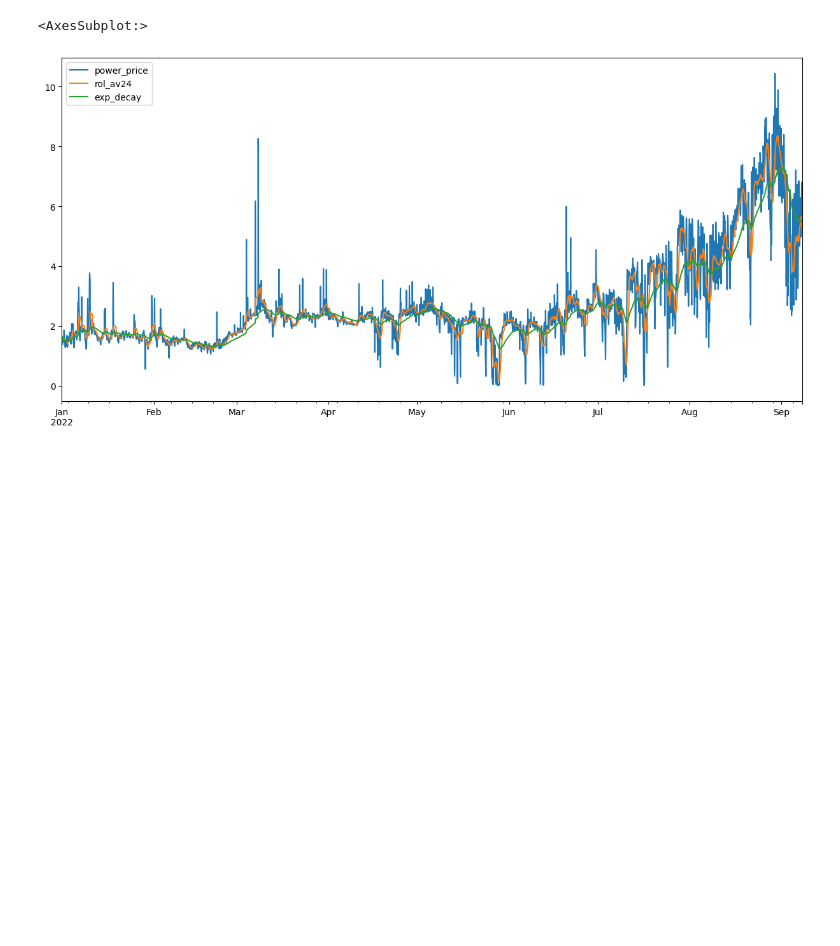
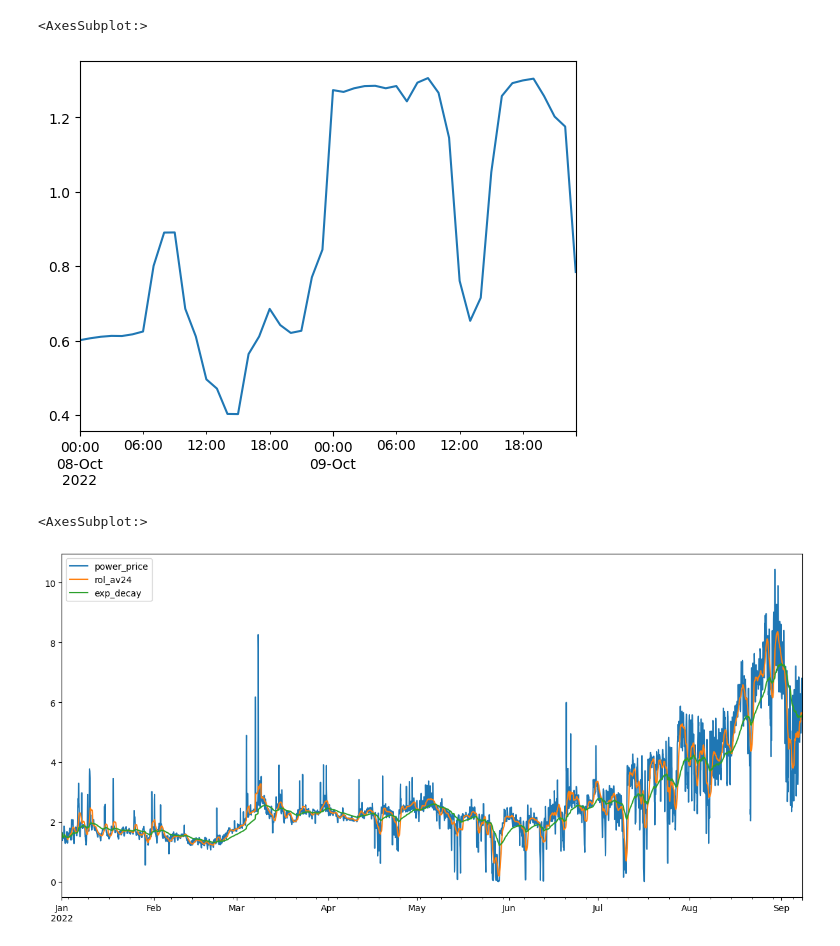
Before and after one commit to bwatremetz/data_api, a Jupyter notebook: test.ipynb, the cells around one changed output. Drawn from its saved outputs; the diff is of its cells as text; code cells hidden in the pictures; blank space fills up the shorter version.

```diff
--- a/test.ipynb
+++ b/test.ipynb
@@ -15,2 +18,0 @@ from app.power_model.price_model import get_price_day_ahead, get_price_day_ahead
-# %%
-pp = get_price_day_ahead('20220928', '20220930')
@@ -23,3 +45,8 @@ pp.reset_index().to_json(orient='records', date_format='iso')
+# %%
+pp.plot.line()
+# %% [output]
+<AxesSubplot:>
+[figure, added]
 # %%
 roll = pp.rolling(24).mean()
 roll2 = pp.ewm(alpha=0.01, adjust=True).mean()
```
Also changed, not shown: parts of 8 cells of this notebook, 4 other files.
